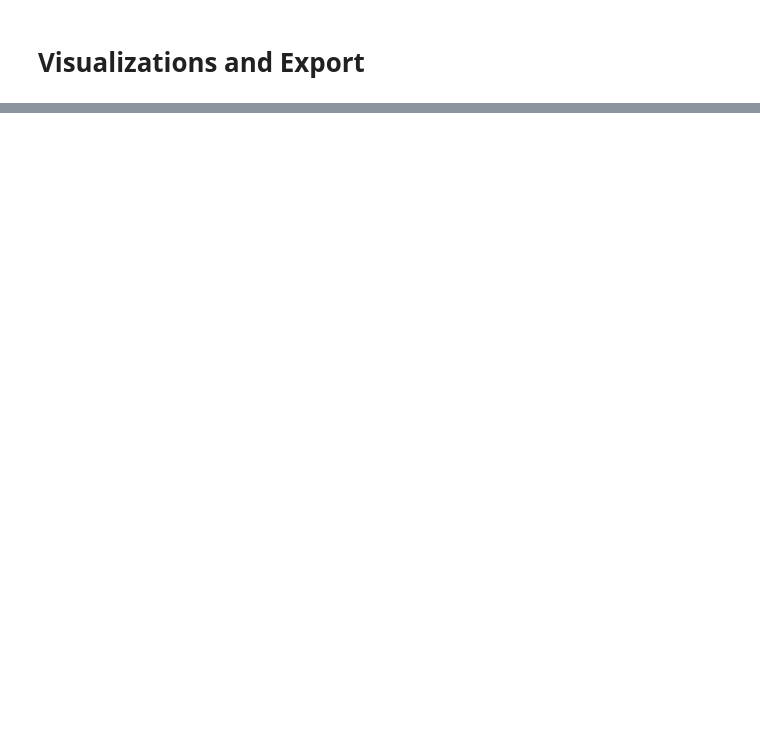
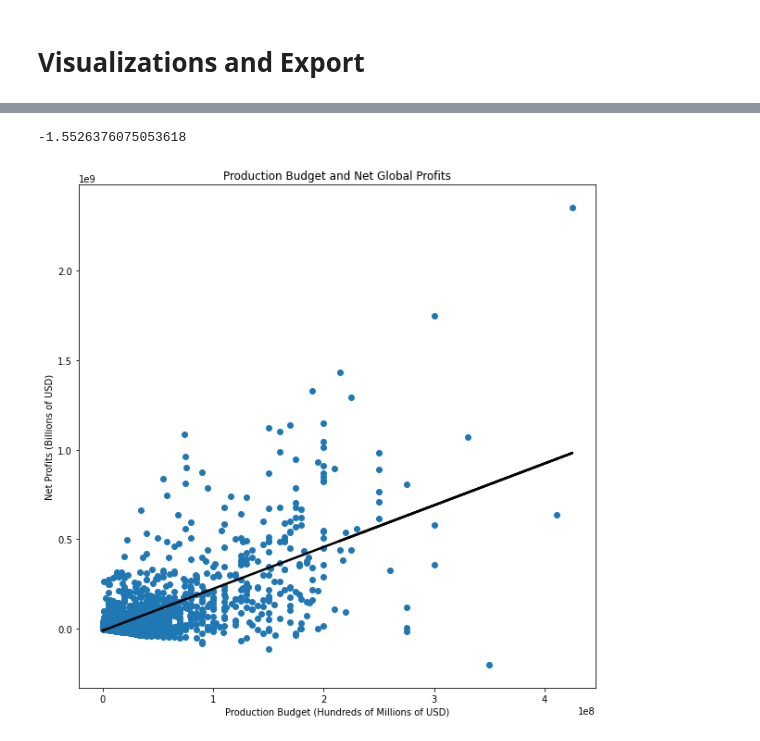
Before and after one commit to anita-camlic/Movie_Studio_Analysis, a Jupyter notebook: movie_budget_analysis.ipynb, the cells around one changed output, grey strips where cells are left out. Drawn from its saved outputs; the diff is of its cells as text; code cells hidden in the pictures; blank space fills up the shorter version.

```diff
--- a/movie_budget_analysis.ipynb
+++ b/movie_budget_analysis.ipynb
@@ -276,0 +332,20 @@ print(R2)
+# %%
+#scatter plot of budget(x) gross sales(y)
+fig,ax = plt.subplots(figsize=(10,10))
+x = movie_rating_budget_df["production_budget"]
+y = movie_rating_budget_df["worldwide_gross"] - movie_rating_budget_df["production_budget"]
+ax.scatter(x,y)
+ax.set_title("Production Budget and Net Global Profits")
+ax.set_xlabel("Production Budget (Hundreds of Millions of USD)")
+ax.set_ylabel("Net Profits (Billions of USD)")
+#regression
+m, b = np.polyfit(x,y, deg=1)
+dist = np.linspace
+ax.plot(x, m*x+b, color="k", lw=2.5);
+
+#R^2 correlation metric
+R2 = r2_score(x,m*x+b)
+print(R2)
+# %% [output]
+-1.5526376075053618
+[figure, added]
```
Also changed, not shown: parts of 6 cells of this notebook.
